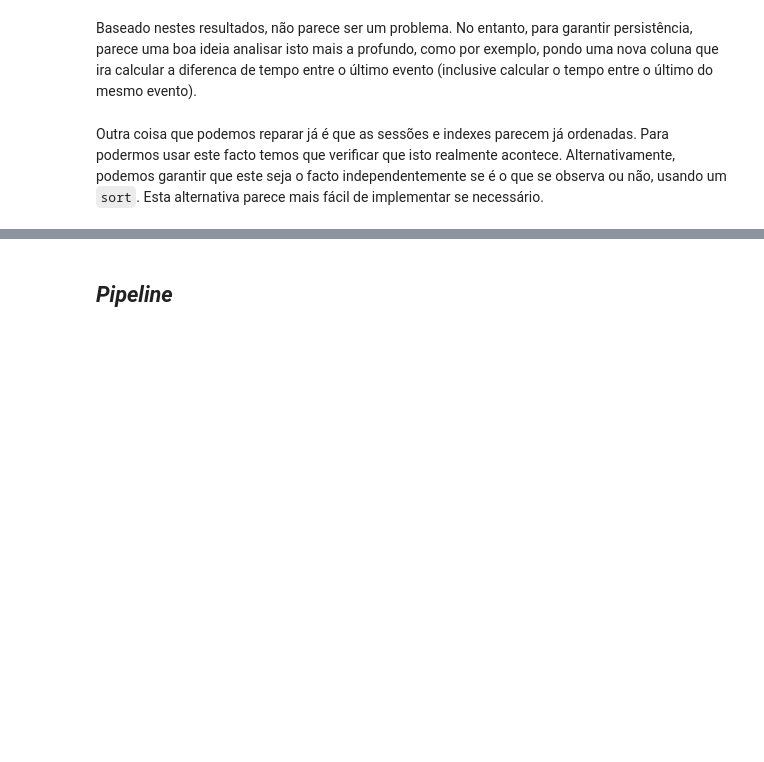
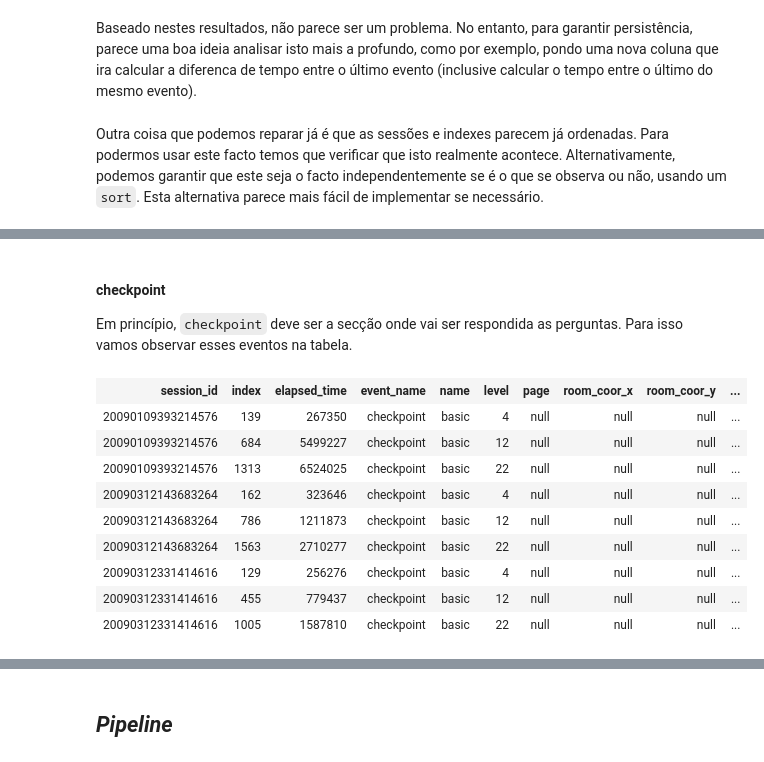
Before and after one commit to notPlancha/pbd, a Jupyter notebook: 1-formulacao.ipynb, the cells around one changed output, grey strips where cells are left out. Cells and saved outputs as stored; diff of their text form; code cells hidden in the pictures; blank space fills up the shorter version.

```diff
--- a/1-formulacao.ipynb
+++ b/1-formulacao.ipynb
@@ -123,0 +181,17 @@ TODO resto das base de dados
+# %% [markdown]
+#### checkpoint
+
+Em princípio, `checkpoint` deve ser a secção onde vai ser respondida as perguntas. Para isso vamos observar esses eventos na tabela.
+# %%
+df_test.filter(df_test.event_name == "checkpoint")
+# %% [output]
+| session_id | index | elapsed_time | event_name | name | level | page | room_coor_x | room_coor_y | ... |
+| 20090109393214576 | 139 | 267350 | checkpoint | basic | 4 | null | null | null | ... |
+| 20090109393214576 | 684 | 5499227 | checkpoint | basic | 12 | null | null | null | ... |
+| 20090109393214576 | 1313 | 6524025 | checkpoint | basic | 22 | null | null | null | ... |
+| 20090312143683264 | 162 | 323646 | checkpoint | basic | 4 | null | null | null | ... |
+| 20090312143683264 | 786 | 1211873 | checkpoint | basic | 12 | null | null | null | ... |
+| 20090312143683264 | 1563 | 2710277 | checkpoint | basic | 22 | null | null | null | ... |
+| 20090312331414616 | 129 | 256276 | checkpoint | basic | 4 | null | null | null | ... |
+| 20090312331414616 | 455 | 779437 | checkpoint | basic | 12 | null | null | null | ... |
+| 20090312331414616 | 1005 | 1587810 | checkpoint | basic | 22 | null | null | null | ... |
```
Also changed, not shown: parts of 23 cells of this notebook, 1 other file.
